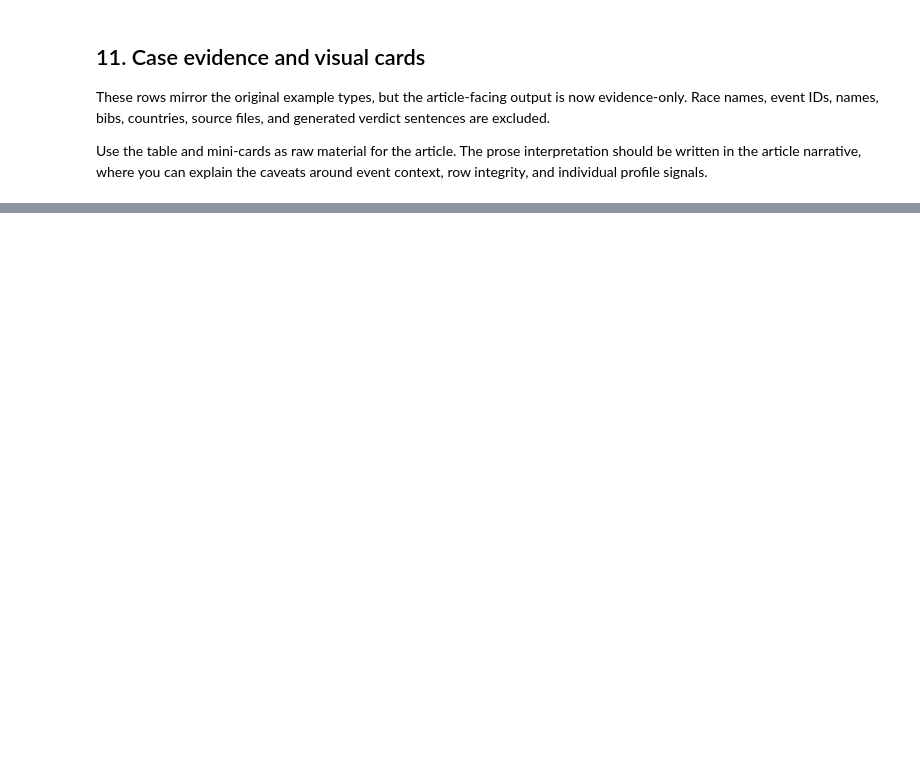
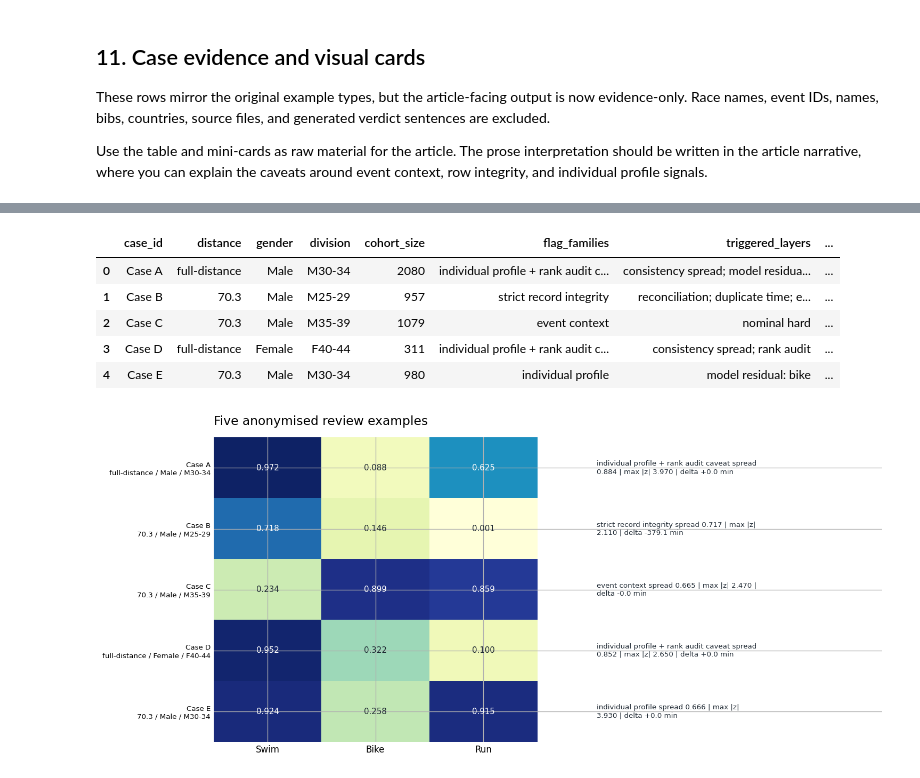
Before and after one commit to JanNeoV/triathlon_analysis, a Jupyter notebook: notebooks/05_chasing_ghosts_flagship.ipynb, the cells around one changed output, grey strips where cells are left out. Saved outputs shown, nothing was run; the diff lists cells and outputs as text; code cells hidden in the pictures; blank space fills up the shorter version.

```diff
--- a/notebooks/05_chasing_ghosts_flagship.ipynb
+++ b/notebooks/05_chasing_ghosts_flagship.ipynb
@@ -2122,31 +2334,39 @@ else:
         fontsize=8,
     )
 
     for row_idx, row in enumerate(case_evidence_table.itertuples(index=False)):
         for col_idx, value in enumerate([row.swim_rel, row.bike_rel, row.run_rel]):
             color = "white" if pd.notna(value) and value > 0.62 else "#1F2933"
             ax.text(col_idx, row_idx, format_pctile(value), ha="center", va="center", fontsize=9, color=color)
 
         side_label = (
             f"{row.flag_families}\n"
             f"spread {format_pctile(row.spread_rel)} | max |z| {format_pctile(row.max_model_abs_z)} | "
             f"delta {format_signed_minutes(row.overall_delta_minutes)}"
         )
         ax.text(3.05, row_idx, wrap_label(side_label, 46), va="center", ha="left", fontsize=8, color="#1F2933", clip_on=False)
 
     ax.set_xlim(-0.5, 5.7)
     ax.set_title(review_examples_title, loc="left", fontsize=14, pad=14)
     ax.text(
         -0.5,
         -0.85,
-        "Cell colour and label show percentile within the same event-gender field. Side notes show the review family and numeric clues.",
+        "",
         ha="left",
         va="bottom",
         fontsize=9,
         color="#52616B",
     )
     for spine in ax.spines.values():
         spine.set_visible(False)
     ax.tick_params(axis="both", length=0)
     plt.tight_layout()
     review_examples_matrix_figure = fig
+# %% [output]
+|  | case_id | distance | gender | division | cohort_size | flag_families | triggered_layers | ... |
+| 0 | Case A | full-distance | Male | M30-34 | 2080 | individual profile + rank audit c... | consistency spread; model residua... | ... |
+| 1 | Case B | 70.3 | Male | M25-29 | 957 | strict record integrity | reconciliation; duplicate time; e... | ... |
+| 2 | Case C | 70.3 | Male | M35-39 | 1079 | event context | nominal hard | ... |
+| 3 | Case D | full-distance | Female | F40-44 | 311 | individual profile + rank audit c... | consistency spread; rank audit | ... |
+| 4 | Case E | 70.3 | Male | M30-34 | 980 | individual profile | model residual: bike | ... |
+[figure, added]
```
Also changed, not shown: parts of 30 cells of this notebook.
